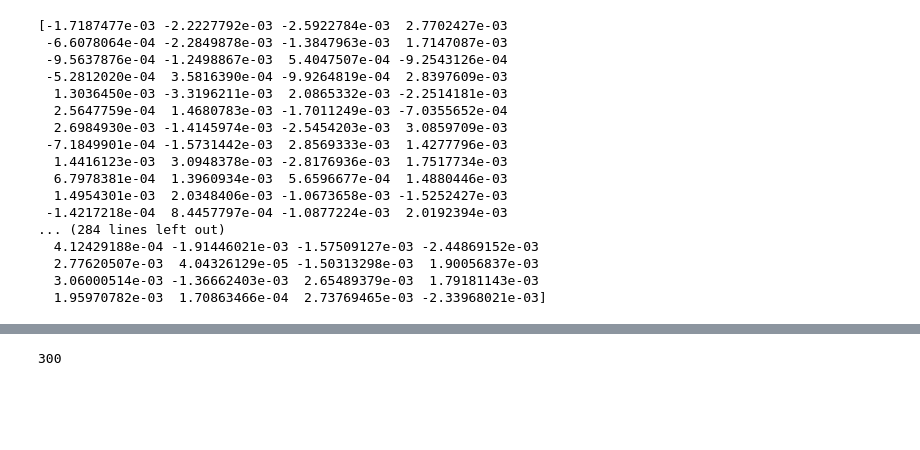
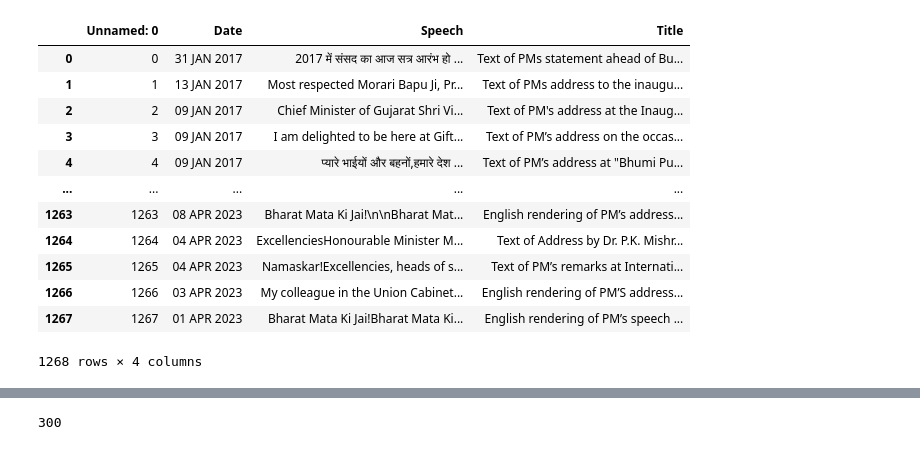
Before and after one commit to ohhlalit/CP, a Jupyter notebook: Data_Cleaning.ipynb, the cells around one changed output, grey strips where cells are left out. Drawn from its saved outputs; the diff is of its cells as text; code cells hidden in the pictures; blank space fills up the shorter version.

```diff
--- a/Data_Cleaning.ipynb
+++ b/Data_Cleaning.ipynb
@@ -11,7 +11,23 @@ from gensim.models import Word2Vec
 import pandas as pd
 # %%
 # Load the dataset
-df_data = pd.read_csv("E:\Tarang\Ashoka\Python\PYTHON PROJECT\PM_Modi_Speech_Text_english.csv")
+df_data = pd.read_csv("E:\Tarang\Ashoka\Python\PYTHON PROJECT\PM_Modi_Speech_Text_final.csv")
+# %%
+df_data
+# %% [output]
+|  | Unnamed: 0 | Date | Speech | Title |
+| 0 | 0 | 31 JAN 2017 | 2017 में संसद का आज सत्र आरंभ हो ... | Text of PMs statement ahead of Bu... |
+| 1 | 1 | 13 JAN 2017 | Most respected Morari Bapu Ji, Pr... | Text of PMs address to the inaugu... |
+| 2 | 2 | 09 JAN 2017 | Chief Minister of Gujarat Shri Vi... | Text of PM's address at the Inaug... |
+| 3 | 3 | 09 JAN 2017 | I am delighted to be here at Gift... | Text of PM’s address on the occas... |
+| 4 | 4 | 09 JAN 2017 | प्यारे भाईयों और बहनों,हमारे देश ... | Text of PM’s address at "Bhumi Pu... |
+| ... | ... | ... | ... | ... |
+| 1263 | 1263 | 08 APR 2023 | Bharat Mata Ki Jai!\n\nBharat Mat... | English rendering of PM’s address... |
+| 1264 | 1264 | 04 APR 2023 | ExcellenciesHonourable Minister M... | Text of Address by Dr. P.K. Mishr... |
+| 1265 | 1265 | 04 APR 2023 | Namaskar!Excellencies, heads of s... | Text of PM’s remarks at Internati... |
+| 1266 | 1266 | 03 APR 2023 | My colleague in the Union Cabinet... | English rendering of PM’S address... |
+| 1267 | 1267 | 01 APR 2023 | Bharat Mata Ki Jai!Bharat Mata Ki... | English rendering of PM’s speech ... |
+1268 rows × 4 columns
 # %%
 # Initializing the model
 lemmatizer = WordNetLemmatizer()
@@ -72,21 +93,0 @@ def tokenize(speech):
-# %%
-string = "Hello WOrld! I am a machine computer."
-l = tokenize(string)
-# %% [output]
-[-1.7187477e-03 -2.2227792e-03 -2.5922784e-03  2.7702427e-03
- -6.6078064e-04 -2.2849878e-03 -1.3847963e-03  1.7147087e-03
- -9.5637876e-04 -1.2498867e-03  5.4047507e-04 -9.2543126e-04
- -5.2812020e-04  3.5816390e-04 -9.9264819e-04  2.8397609e-03
-  1.3036450e-03 -3.3196211e-03  2.0865332e-03 -2.2514181e-03
-  2.5647759e-04  1.4680783e-03 -1.7011249e-03 -7.0355652e-04
-  2.6984930e-03 -1.4145974e-03 -2.5454203e-03  3.0859709e-03
- -7.1849901e-04 -1.5731442e-03  2.8569333e-03  1.4277796e-03
-  1.4416123e-03  3.0948378e-03 -2.8176936e-03  1.7517734e-03
-  6.7978381e-04  1.3960934e-03  5.6596677e-04  1.4880446e-03
-  1.4954301e-03  2.0348406e-03 -1.0673658e-03 -1.5252427e-03
- -1.4217218e-04  8.4457797e-04 -1.0877224e-03  2.0192394e-03
-... (284 lines left out)
-  4.12429188e-04 -1.91446021e-03 -1.57509127e-03 -2.44869152e-03
-  2.77620507e-03  4.04326129e-05 -1.50313298e-03  1.90056837e-03
-  3.06000514e-03 -1.36662403e-03  2.65489379e-03  1.79181143e-03
-  1.95970782e-03  1.70863466e-04  2.73769465e-03 -2.33968021e-03]
```
Also changed, not shown: parts of 14 cells of this notebook.
